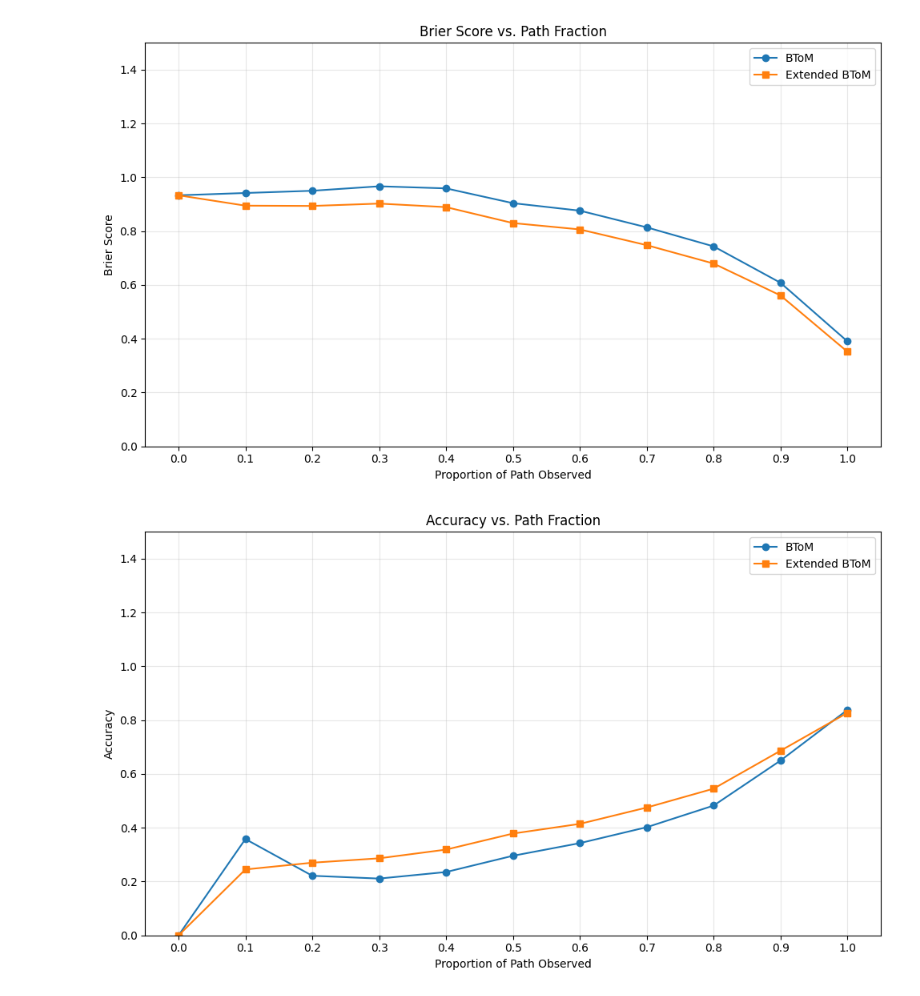
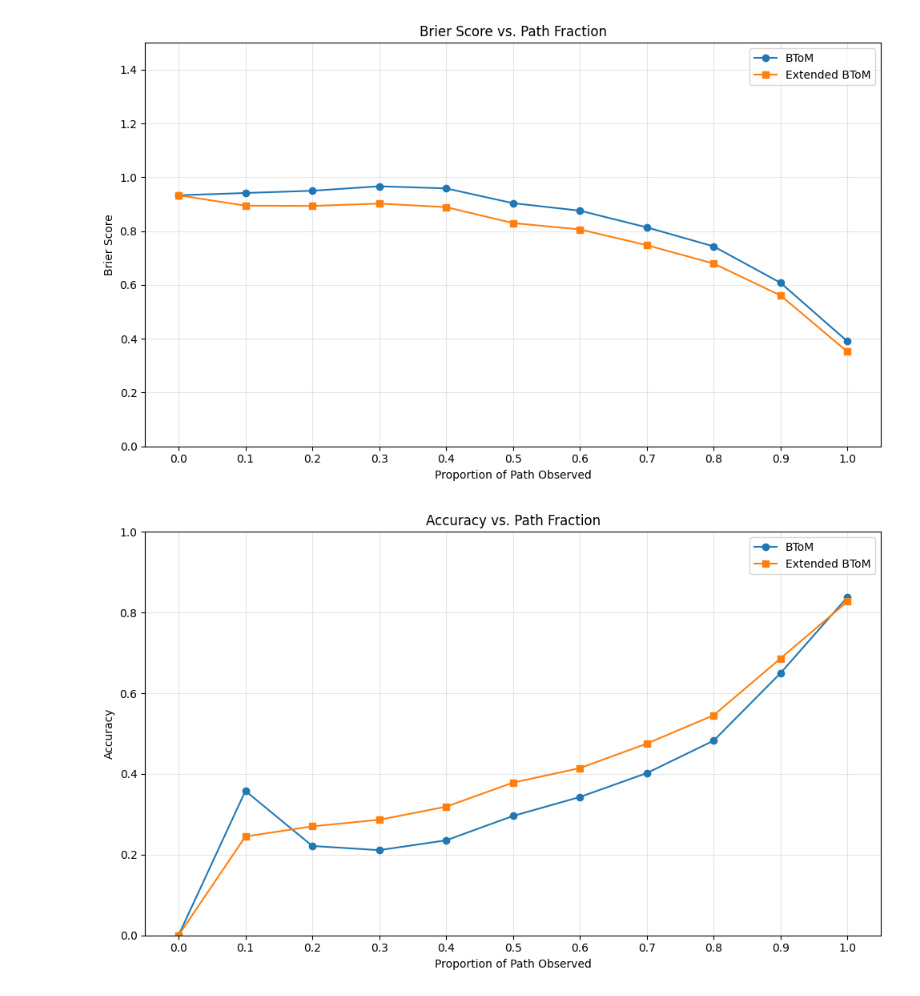
Before and after one commit to NigelDoering/Theory-of-mind, a Jupyter notebook: notebooks/Campus_Experiment_0.ipynb, the cells around one changed output. Saved outputs shown, nothing was run; the diff lists cells and outputs as text; code cells hidden in the pictures.

```diff
--- a/notebooks/Campus_Experiment_0.ipynb
+++ b/notebooks/Campus_Experiment_0.ipynb
@@ -448,28 +453,28 @@ plt.show()
 # %%
 import numpy as np
 import matplotlib.pyplot as plt
 
 # Suppose `scores` is your (n_trajectories × n_fractions) array:
 arr = np.array(btom_acc)  # shape (N, 11)
 ext_arr  = np.array(ext_acc)
 props = np.linspace(0, 1, arr.shape[1])
 
 # Compute mean
 mean_base = arr.mean(axis=0)
 mean_ext  = ext_arr.mean(axis=0)
 
 plt.figure(figsize=(10,6))
 plt.plot(props, mean_base, '-o', label='BToM')
 plt.plot(props, mean_ext,  '-s', label='Extended BToM')
 
 plt.xlabel('Proportion of Path Observed')
 plt.ylabel('Accuracy')
 plt.title('Accuracy vs. Path Fraction')
 plt.xticks(props)
-plt.ylim(0, 1.5)
+plt.ylim(0, 1)
 plt.grid(alpha=0.3)
 plt.legend()
 plt.tight_layout()
 plt.show()
 # %% [output]
-[figure, old version]
+[figure, new version]
```
Also changed, not shown: parts of 1 cell of this notebook, 5 other files.
